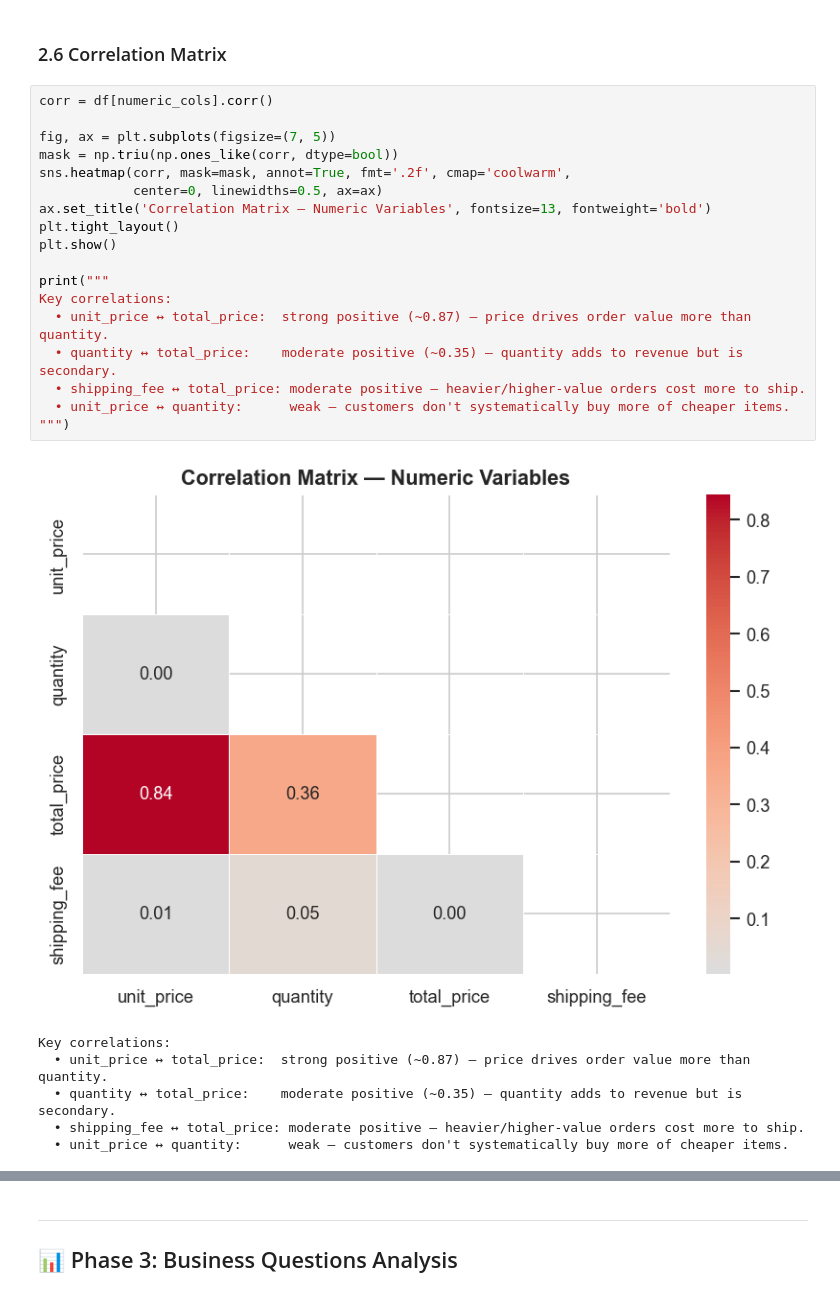
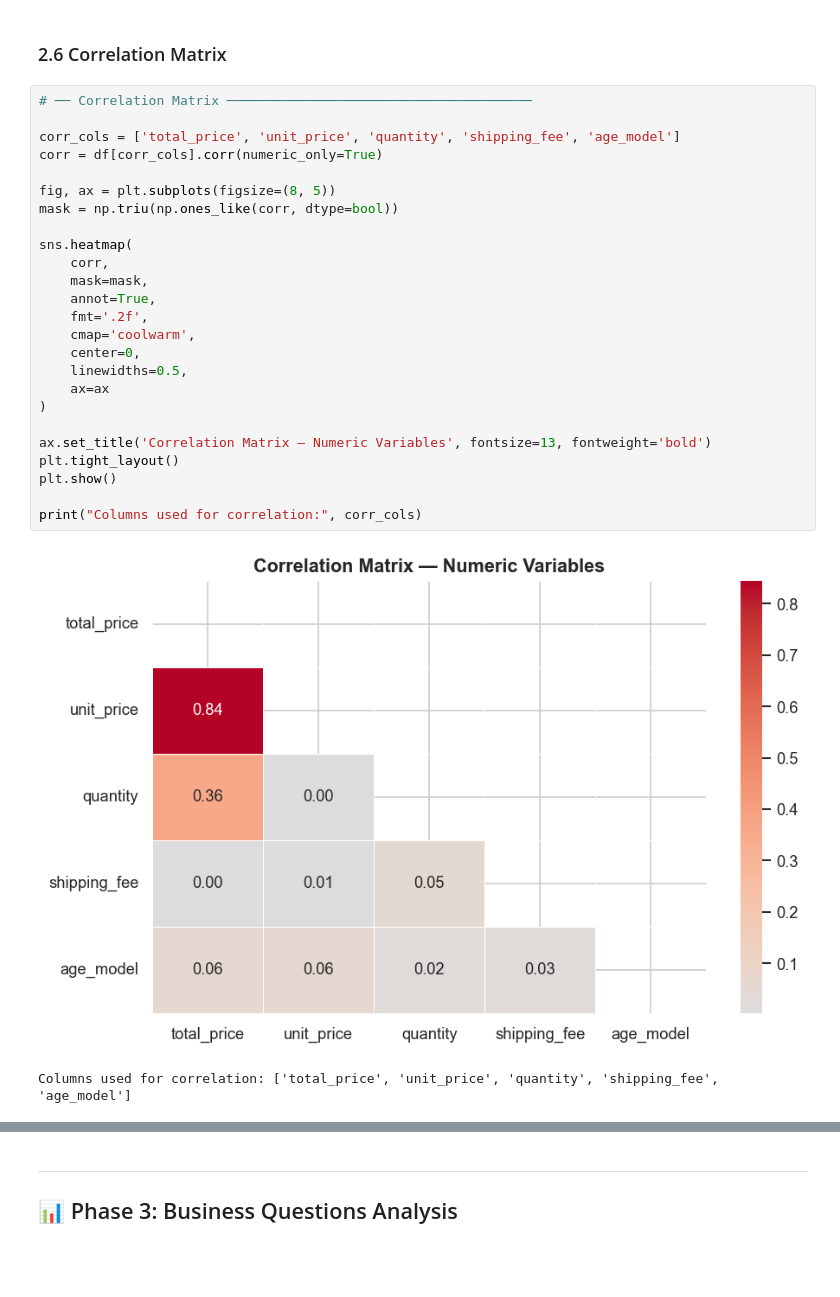
Before and after one commit to OppenJayme/ecommerce_sales_customer_insights, a Jupyter notebook: Deliverables/Group_Closer_Notebook.ipynb, the cells around one changed output, grey strips where cells are left out. Drawn from its saved outputs; the diff is of its cells as text; blank space fills up the shorter version.

```diff
--- a/Deliverables/Group_Closer_Notebook.ipynb
+++ b/Deliverables/Group_Closer_Notebook.ipynb
@@ -388,27 +400,30 @@ Skewness:
 # %% [markdown]
 ### 2.6 Correlation Matrix
 # %%
-corr = df[numeric_cols].corr()
+# ── Correlation Matrix ───────────────────────────────────────
 
-fig, ax = plt.subplots(figsize=(7, 5))
+corr_cols = ['total_price', 'unit_price', 'quantity', 'shipping_fee', 'age_model']
+corr = df[corr_cols].corr(numeric_only=True)
+
+fig, ax = plt.subplots(figsize=(8, 5))
 mask = np.triu(np.ones_like(corr, dtype=bool))
-sns.heatmap(corr, mask=mask, annot=True, fmt='.2f', cmap='coolwarm',
-            center=0, linewidths=0.5, ax=ax)
+
+sns.heatmap(
+    corr,
+    mask=mask,
+    annot=True,
+    fmt='.2f',
+    cmap='coolwarm',
+    center=0,
+    linewidths=0.5,
+    ax=ax
+)
+
 ax.set_title('Correlation Matrix — Numeric Variables', fontsize=13, fontweight='bold')
 plt.tight_layout()
 plt.show()
 
-print("""
-Key correlations:
-  • unit_price ↔ total_price:  strong positive (~0.87) — price drives order value more than quantity.
-  • quantity ↔ total_price:    moderate positive (~0.35) — quantity adds to revenue but is secondary.
-  • shipping_fee ↔ total_price: moderate positive — heavier/higher-value orders cost more to ship.
-  • unit_price ↔ quantity:      weak — customers don't systematically buy more of cheaper items.
-""")
+print("Columns used for correlation:", corr_cols)
 # %% [output]
-[figure, old version]
+[figure, new version]
-Key correlations:
-  • unit_price ↔ total_price:  strong positive (~0.87) — price drives order value more than quantity.
-  • quantity ↔ total_price:    moderate positive (~0.35) — quantity adds to revenue but is secondary.
-  • shipping_fee ↔ total_price: moderate positive — heavier/higher-value orders cost more to ship.
-  • unit_price ↔ quantity:      weak — customers don't systematically buy more of cheaper items.
+Columns used for correlation: ['total_price', 'unit_price', 'quantity', 'shipping_fee', 'age_model']
```
Also changed, not shown: parts of 32 cells of this notebook.
